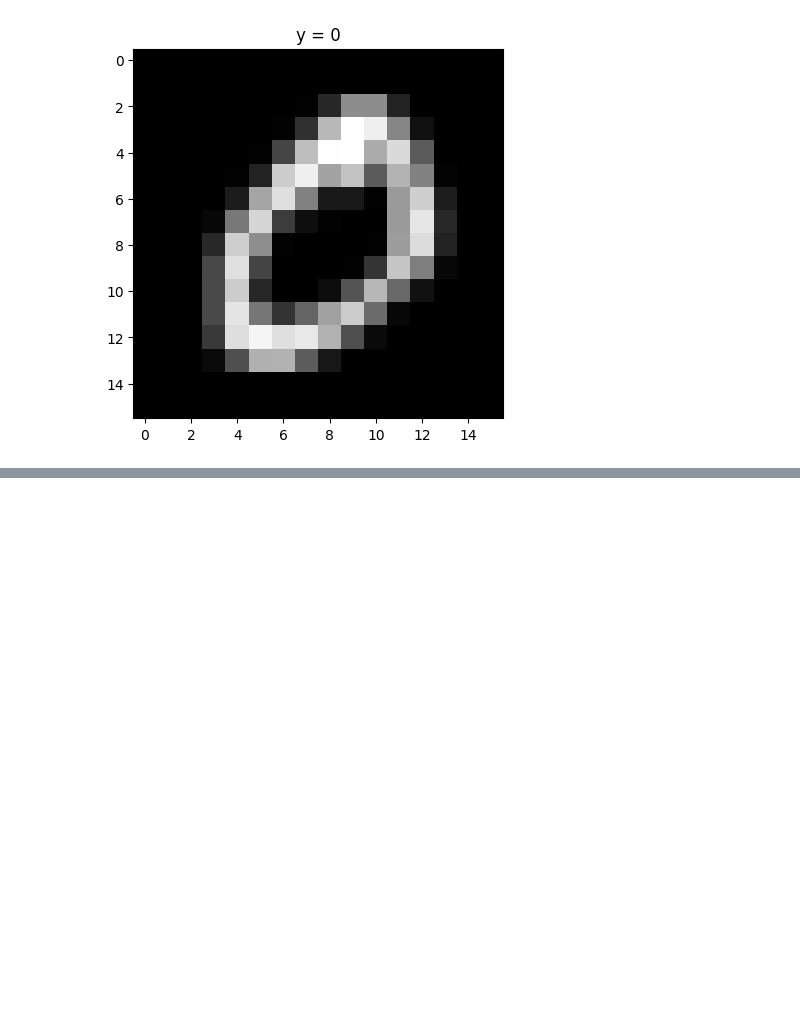
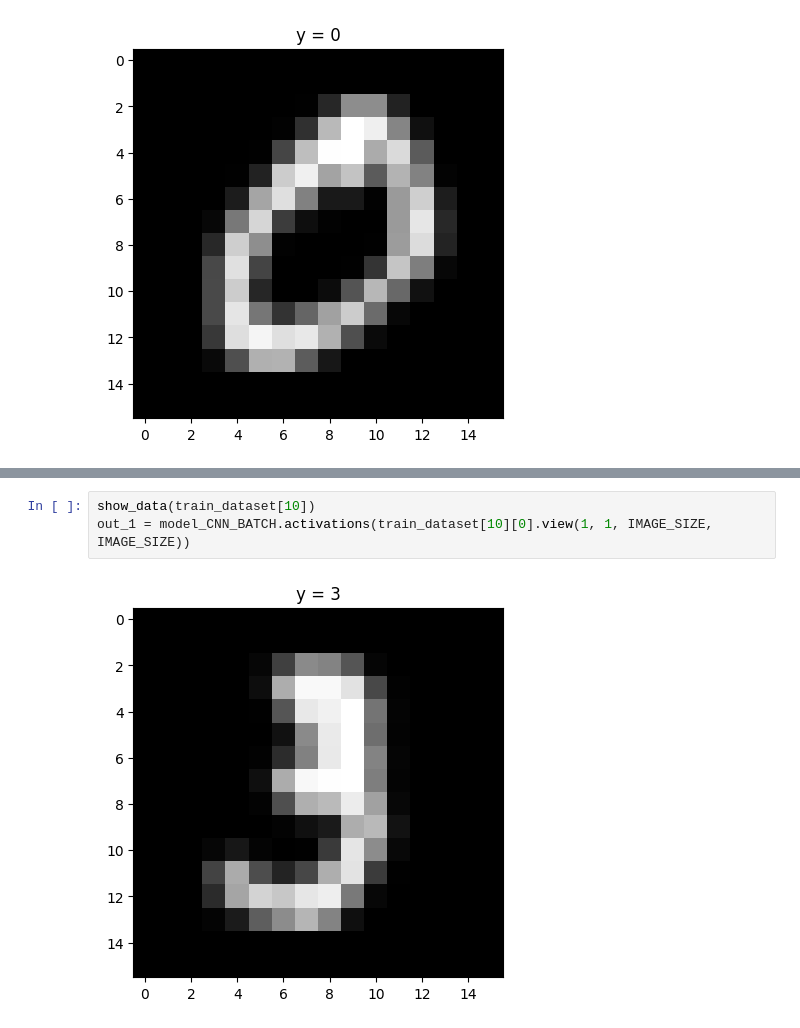
Before and after one commit to File500/DOS_CNN, a Jupyter notebook: CNN_Pytorch/CNN_DOS_project.ipynb, the cells around one changed output, grey strips where cells are left out. Drawn from its saved outputs; the diff is of its cells as text; blank space fills up the shorter version.

```diff
--- a/CNN_Pytorch/CNN_DOS_project.ipynb
+++ b/CNN_Pytorch/CNN_DOS_project.ipynb
@@ -293,0 +301,5 @@ plot_activations(out[5], number_rows=64//4, name="Output after the 3nd Relu")
+# %%
+show_data(train_dataset[10])
+out_1 = model_CNN_BATCH.activations(train_dataset[10][0].view(1, 1, IMAGE_SIZE, IMAGE_SIZE))
+# %% [output]
+[figure, added]
```
Also changed, not shown: parts of 12 cells of this notebook.
